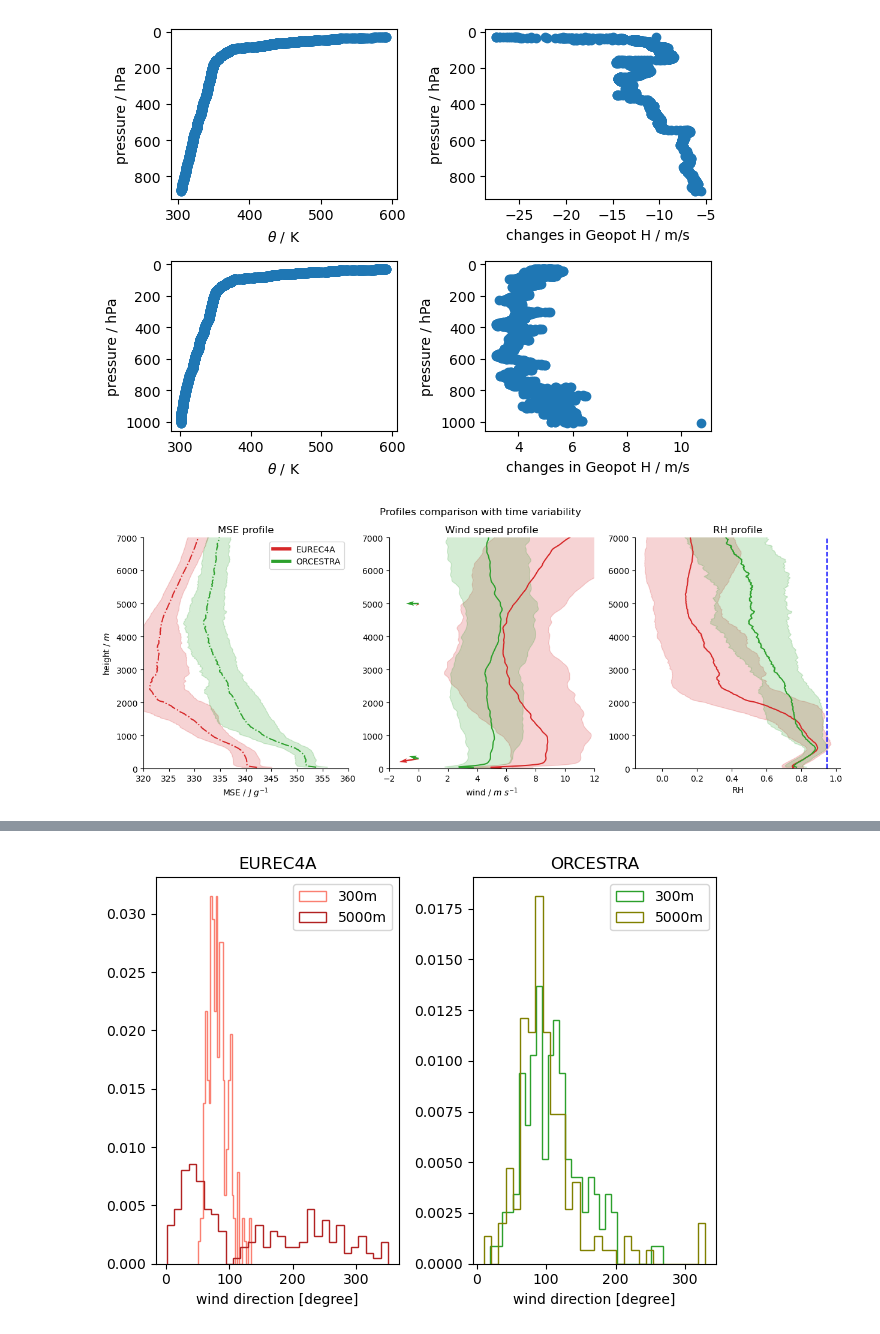
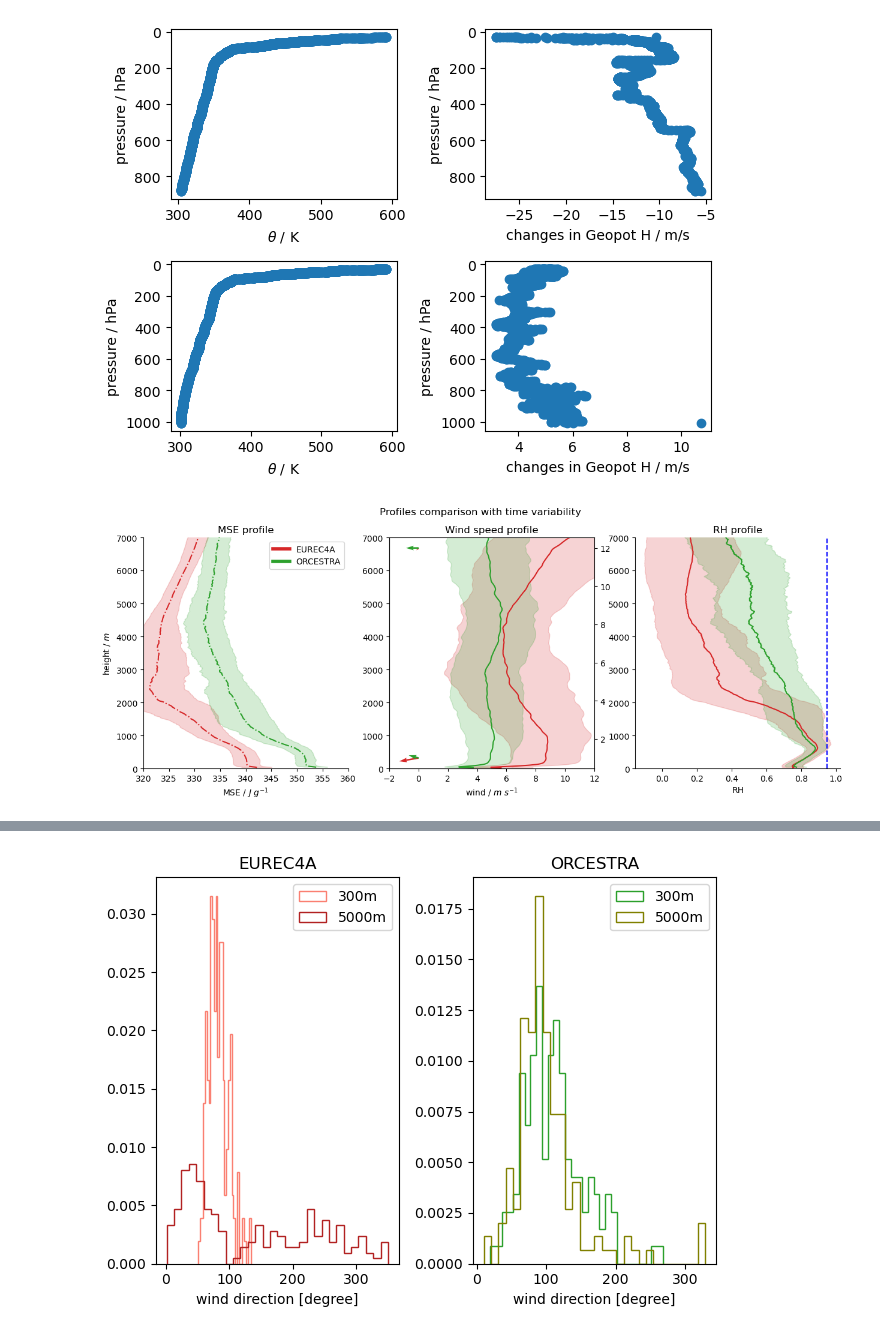
Before and after one commit to meteorologopazzo/BCO_observational, a Jupyter notebook: eurec4a_vs_orcestra_profiles.ipynb, the cells around one changed output, grey strips where cells are left out. Drawn from its saved outputs; the diff is of its cells as text; code cells hidden in the pictures.

```diff
--- a/eurec4a_vs_orcestra_profiles.ipynb
+++ b/eurec4a_vs_orcestra_profiles.ipynb
@@ -232,22 +232,24 @@ ax[1].fill_betweenx(
     alpha=0.2,
     label='±1 std (time)'
 )
+
+
 ## - add few quivers for direction!!
-
-ax[1].quiver(
-    [0., 0.],
-    [300, 5000],
-    [ds_eureca["u"].mean(dim="sounding").sel(alt=300), ds_eureca["u"].mean(dim="sounding").sel(alt=5000)],
-    [ds_eureca["v"].mean(dim="sounding").sel(alt=300), ds_eureca["v"].mean(dim="sounding").sel(alt=5000)],
-    color="tab:red",
-)
-ax[1].quiver(
-    [0., 0.],
-    [300, 5000],
-    [ds_orcestra_bco["u"].mean(dim="launch_time").sel(height=300), ds_orcestra_bco["u"].mean(dim="launch_time").sel(height=5000)],
-    [ds_orcestra_bco["v"].mean(dim="launch_time").sel(height=300), ds_orcestra_bco["v"].mean(dim="launch_time").sel(height=5000)],
-    color="tab:green",
-)
+# twin_ax1 = ax[1].twinx()
+# twin_ax1.quiver(
+#     [0., 0.],
+#     [1, 12],
+#     [ds_eureca["u"].mean(dim="sounding").sel(alt=300), ds_eureca["u"].mean(dim="sounding").sel(alt=5000)],
+#     [ds_eureca["v"].mean(dim="sounding").sel(alt=300), ds_eureca["v"].mean(dim="sounding").sel(alt=5000)],
+#     color="tab:red",
+# )
+# twin_ax1.quiver(
+#     [0., 0.],
+#     [1, 12],
+#     [ds_orcestra_bco["u"].mean(dim="launch_time").sel(height=300), ds_orcestra_bco["u"].mean(dim="launch_time").sel(height=5000)],
+#     [ds_orcestra_bco["v"].mean(dim="launch_time").sel(height=300), ds_orcestra_bco["v"].mean(dim="launch_time").sel(height=5000)],
+#     color="tab:green",
+# )
 
 
 
@@ -278,31 +280,31 @@ ax[2].vlines(x=0.95, ymin=0, ymax=top_lim, linestyle="--", color="blue")
 
 
 
 ## --- axes properties
 ax[0].set_xlabel(r"MSE / $J~g^{-1}$")
 ax[0].set_ylabel(r"height / $m$")
 ax[0].set_title("MSE profile")
 ax[0].set_xlim(320,360)
 
 ax[1].set_xlabel(r"wind / $m~s^{-1}$")
 ax[1].set_title("Wind speed profile")
 ax[1].set_xlim(-2,12)
 
 ax[2].set_xlabel(r"RH")
 ax[2].set_title("RH profile")
 
 
 ## --- legend
 legend_elements = [
     Line2D([0], [0], color='tab:red', lw=4, label='EUREC4A'),
     Line2D([0], [0], color='tab:green', lw=4, label='ORCESTRA')
 ]
 ax[0].legend(handles=legend_elements, loc='best')
 
 
 for x in ax:
     x.set_ylim(0,top_lim)
     for spine in ['top', 'right']:
         x.spines[spine].set_visible(False)
 # %% [output]
-[figure, old version]
+[figure, new version]
```
Also changed, not shown: parts of 5 cells of this notebook, 2 other files.
